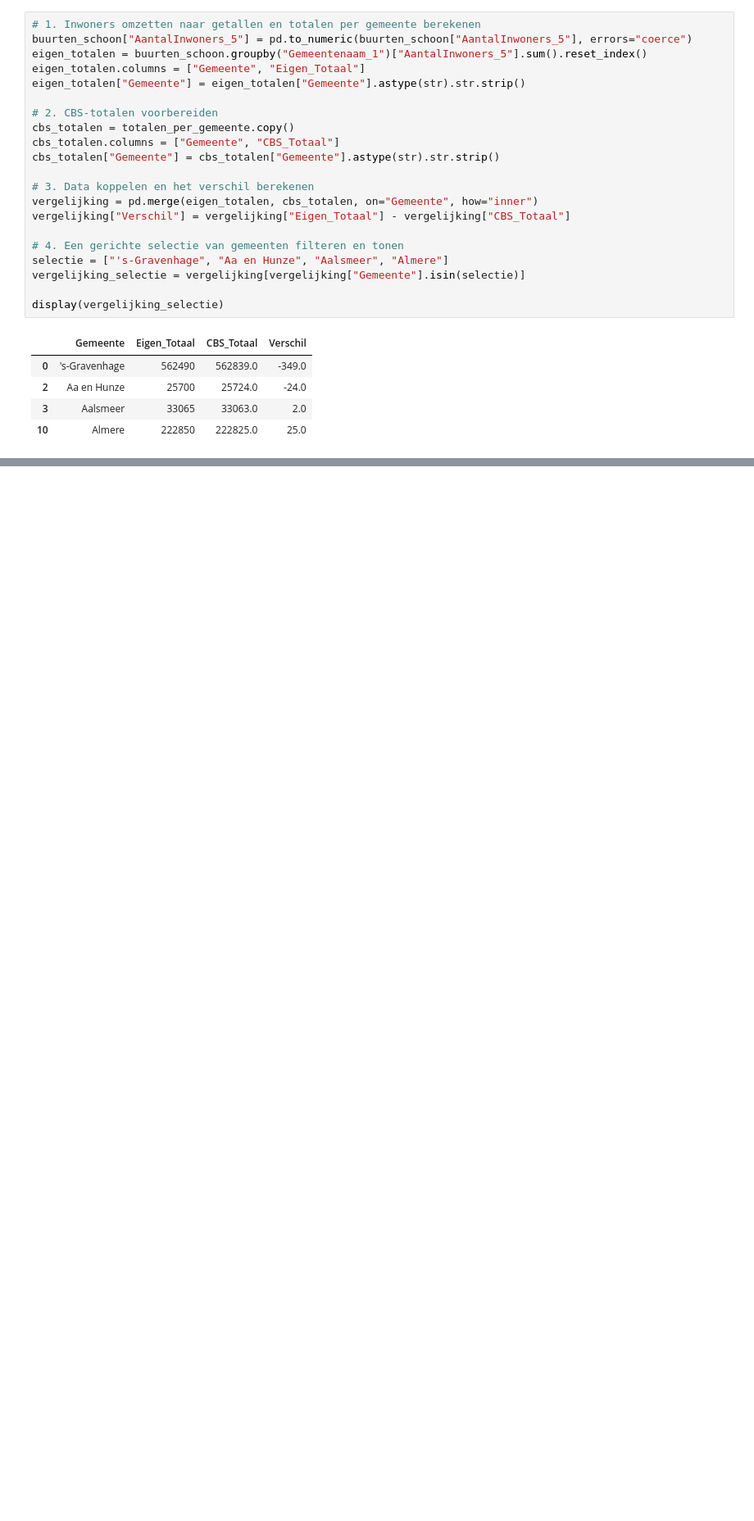
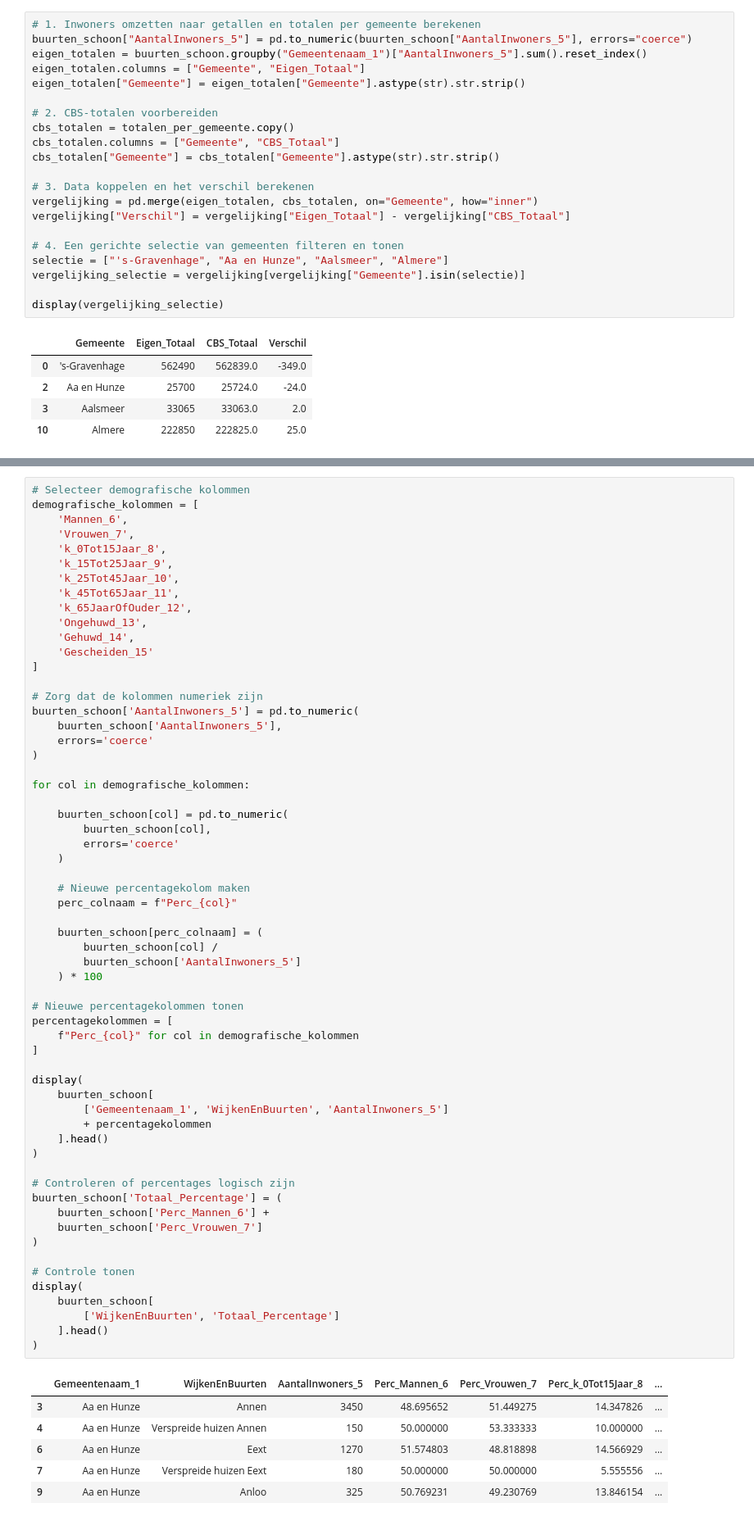
Before and after one commit to Ismael-John/DataLab-Semester-1-Sprint-3, a Jupyter notebook: Untitled-1.ipynb, the cells around one changed output, grey strips where cells are left out. Shown at 82% size. Drawn from its saved outputs; the diff is of its cells as text; blank space fills up the shorter version.

```diff
--- a/Untitled-1.ipynb
+++ b/Untitled-1.ipynb
@@ -225,0 +240,67 @@ display(vergelijking_selectie)
+# %%
+# Selecteer demografische kolommen
+demografische_kolommen = [
+    'Mannen_6',
+    'Vrouwen_7',
+    'k_0Tot15Jaar_8',
+    'k_15Tot25Jaar_9',
+    'k_25Tot45Jaar_10',
+    'k_45Tot65Jaar_11',
+    'k_65JaarOfOuder_12',
+    'Ongehuwd_13',
+    'Gehuwd_14',
+    'Gescheiden_15'
+]
+
+# Zorg dat de kolommen numeriek zijn
+buurten_schoon['AantalInwoners_5'] = pd.to_numeric(
+    buurten_schoon['AantalInwoners_5'],
+    errors='coerce'
+)
+
+for col in demografische_kolommen:
+
+    buurten_schoon[col] = pd.to_numeric(
+        buurten_schoon[col],
+        errors='coerce'
+    )
+
+    # Nieuwe percentagekolom maken
+    perc_colnaam = f"Perc_{col}"
+
+    buurten_schoon[perc_colnaam] = (
+        buurten_schoon[col] /
+        buurten_schoon['AantalInwoners_5']
+    ) * 100
+
+# Nieuwe percentagekolommen tonen
+percentagekolommen = [
+    f"Perc_{col}" for col in demografische_kolommen
+]
+
+display(
+    buurten_schoon[
+        ['Gemeentenaam_1', 'WijkenEnBuurten', 'AantalInwoners_5']
+        + percentagekolommen
+    ].head()
+)
+
+# Controleren of percentages logisch zijn
+buurten_schoon['Totaal_Percentage'] = (
+    buurten_schoon['Perc_Mannen_6'] +
+    buurten_schoon['Perc_Vrouwen_7']
+)
+
+# Controle tonen
+display(
+    buurten_schoon[
+        ['WijkenEnBuurten', 'Totaal_Percentage']
+    ].head()
+)
+# %% [output]
+|  | Gemeentenaam_1 | WijkenEnBuurten | AantalInwoners_5 | Perc_Mannen_6 | Perc_Vrouwen_7 | Perc_k_0Tot15Jaar_8 | ... |
+| 3 | Aa en Hunze | Annen | 3450 | 48.695652 | 51.449275 | 14.347826 | ... |
+| 4 | Aa en Hunze | Verspreide huizen Annen | 150 | 50.000000 | 53.333333 | 10.000000 | ... |
+| 6 | Aa en Hunze | Eext | 1270 | 51.574803 | 48.818898 | 14.566929 | ... |
+| 7 | Aa en Hunze | Verspreide huizen Eext | 180 | 50.000000 | 50.000000 | 5.555556 | ... |
+| 9 | Aa en Hunze | Anloo | 325 | 50.769231 | 49.230769 | 13.846154 | ... |
```
Also changed, not shown: parts of 3 cells of this notebook.
